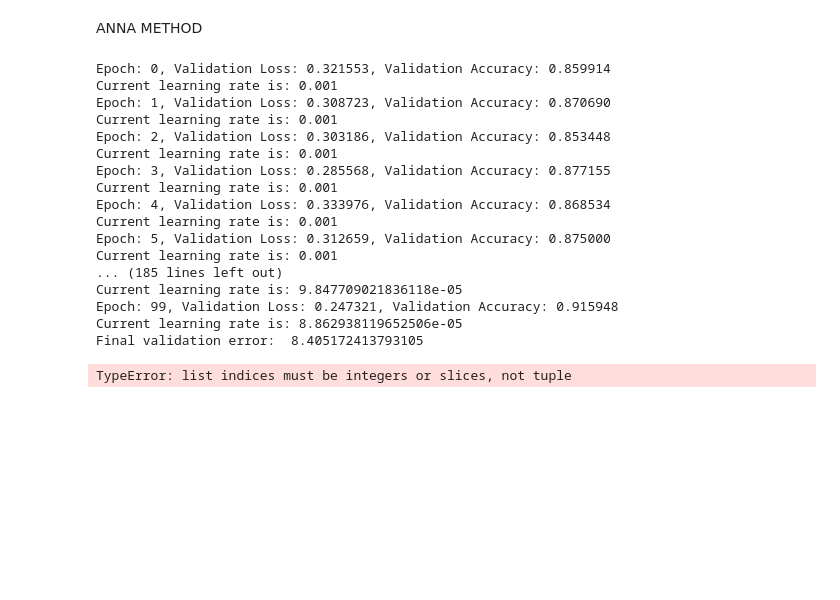
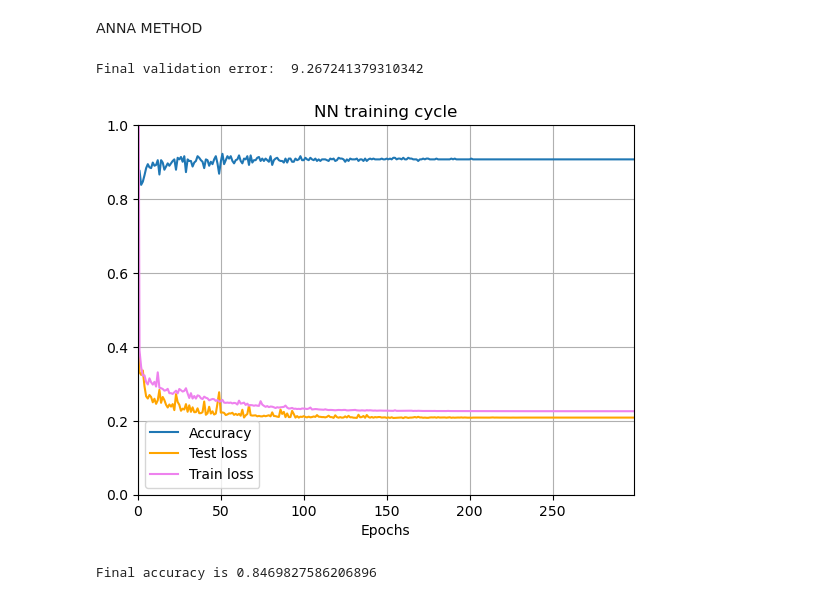
Before and after one commit to EmmaAlexander/mphys-moon, a Jupyter notebook: Code/moon_visibility_NN.ipynb, the cells around one changed output. Drawn from its saved outputs; the diff is of its cells as text; code cells hidden in the pictures; blank space fills up the shorter version.

Commit message:
Added NN training plots

```diff
--- a/Code/moon_visibility_NN.ipynb
+++ b/Code/moon_visibility_NN.ipynb
@@ -102,6 +102,9 @@ hidden_size = 32  # Number of neurons in the hidden layers #32
 output_size = 2 # for binary output
 model = CustomNN(input_size, hidden_size, output_size)
 
+num_epochs = 300
+batch_size = 32
+
 # Define binary cross-entropy loss and Adam optimizer
 criterion = nn.CrossEntropyLoss() #nn.CrossEntropyLoss()
 optimizer = optim.Adam(model.parameters(), lr=0.001, weight_decay = 0.0001) #0.001
@@ -116,8 +119,7 @@ X_test_tensor = torch.from_numpy(X_test).float()
 Y_test_tensor = torch.from_numpy(Y_test.astype("float64")).float()
 # %%
 # # Paramaters for a loop
-num_epochs = 100
-batch_size = 32
+
 
 # for epoch in range(num_epochs):
 #     correct = 0
@@ -205,8 +207,8 @@ def test(model, testloader, device):
 # #anna method
 result_arr=[]
 _bestacc = 0.
-quiet = False
-result_arr = np.zeros(num_epochs,4)
+quiet = True
+result_arr = np.zeros((num_epochs,4))
 
 for epoch in range(num_epochs):  # loop over the dataset multiple times
 
@@ -225,7 +227,7 @@ for epoch in range(num_epochs):  # loop over the dataset multiple times
     # create output row:
     results = [epoch, train_loss, test_loss, accuracy]
 
-    result_arr.append(results)
+    result_arr[epoch] = results
     if not quiet:
         print('Epoch: {}, Validation Loss: {:4f}, Validation Accuracy: {:4f}'.format(epoch, test_loss, accuracy))
         print('Current learning rate is: {}'.format(optimizer.param_groups[0]['lr']))
@@ -234,30 +236,26 @@ print("Final validation error: ",100.*(1 - accuracy))
 #if early_stopping:
 #    print("Best validation error: ",100.*(1 - best_acc)," @ epoch: "+str(best_epoch))r    result_arr
 # %% [output]
-Epoch: 0, Validation Loss: 0.321553, Validation Accuracy: 0.859914
-Current learning rate is: 0.001
-Epoch: 1, Validation Loss: 0.308723, Validation Accuracy: 0.870690
-Current learning rate is: 0.001
-Epoch: 2, Validation Loss: 0.303186, Validation Accuracy: 0.853448
-Current learning rate is: 0.001
-Epoch: 3, Validation Loss: 0.285568, Validation Accuracy: 0.877155
-Current learning rate is: 0.001
-Epoch: 4, Validation Loss: 0.333976, Validation Accuracy: 0.868534
-Current learning rate is: 0.001
-Epoch: 5, Validation Loss: 0.312659, Validation Accuracy: 0.875000
-Current learning rate is: 0.001
-... (185 lines left out)
-Current learning rate is: 9.847709021836118e-05
-Epoch: 99, Validation Loss: 0.247321, Validation Accuracy: 0.915948
-Current learning rate is: 8.862938119652506e-05
-Final validation error:  8.405172413793105
+Final validation error:  9.267241379310342
-# %%
-#print(result_arr)
-#plt.fig()
-plt.plot(result_arr[0,:],result_arr[3,:])
-plt.show()
-# %% [output]
-TypeError: list indices must be integers or slices, not tuple
+# %%
+#print(result_arr)
+#plt.fig()
+plt.plot(result_arr[:,0],result_arr[:,3],linestyle='-', label='Accuracy')
+plt.plot(result_arr[:,0],result_arr[:,2],linestyle='-', c='orange',label='Test loss')
+plt.plot(result_arr[:,0],result_arr[:,1],linestyle='-', c='violet',label='Train loss')
+plt.ylim(0,1)
+plt.xlim(0,num_epochs-1)
+plt.title('NN training cycle')
+plt.xlabel('Epochs')
+plt.grid()
+plt.legend()
+plt.show()
+# %% [output]
+[figure, added]
+# %%
+print(r'Final accuracy is {}'.format(result_arr[3,-1]))
+# %% [output]
+Final accuracy is 0.8469827586206896
 # %%
 X_test_tensor = torch.Tensor(X_test)
 predictions = model(X_test_tensor)
```
Also changed, not shown: parts of 2 cells of this notebook, 2 other files.
